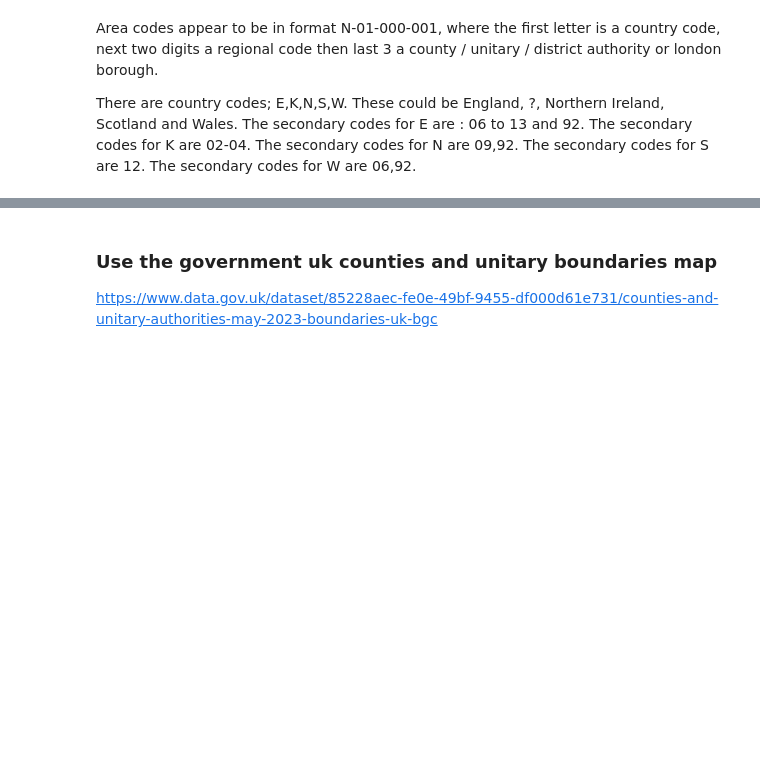
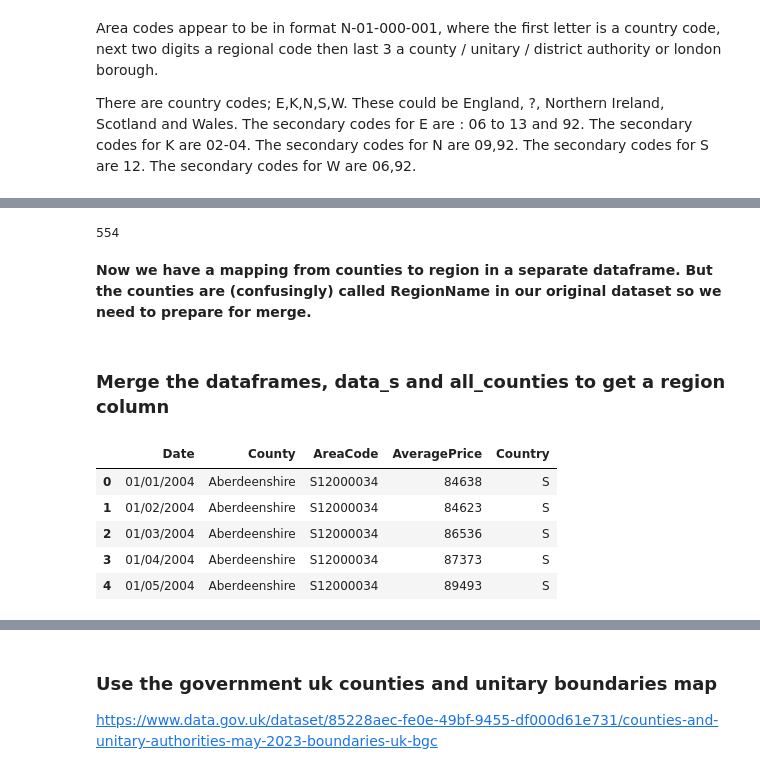
Before and after one commit to ollietiong/uk_house_prices, a Jupyter notebook: notebooks/house_price_analysis.ipynb, the cells around one changed output, grey strips where cells are left out. Saved outputs shown, nothing was run; the diff lists cells and outputs as text; code cells hidden in the pictures; blank space fills up the shorter version.

```diff
--- a/notebooks/house_price_analysis.ipynb
+++ b/notebooks/house_price_analysis.ipynb
@@ -152,0 +287,22 @@ data['Region'] = data['AreaCode'].str[0]
+# %%
+
+#### DUPLICATES EXISTS HERE
+
+print(len(all_counties['County'].unique()))
+# %% [output]
+554
+# %% [markdown]
+__Now we have a mapping from counties to region in a separate dataframe. But the counties are (confusingly) called RegionName in our original dataset so we need to prepare for merge.__
+# %% [markdown]
+### Merge the dataframes, data_s and all_counties to get a region column
+# %%
+# rename column in original dataset to county
+data_s.rename(columns= {"RegionName":"County"},inplace=True)
+data_s.head()
+# %% [output]
+|  | Date | County | AreaCode | AveragePrice | Country |
+| 0 | 01/01/2004 | Aberdeenshire | S12000034 | 84638 | S |
+| 1 | 01/02/2004 | Aberdeenshire | S12000034 | 84623 | S |
+| 2 | 01/03/2004 | Aberdeenshire | S12000034 | 86536 | S |
+| 3 | 01/04/2004 | Aberdeenshire | S12000034 | 87373 | S |
+| 4 | 01/05/2004 | Aberdeenshire | S12000034 | 89493 | S |
```
Also changed, not shown: parts of 27 cells of this notebook, 3 other files.
